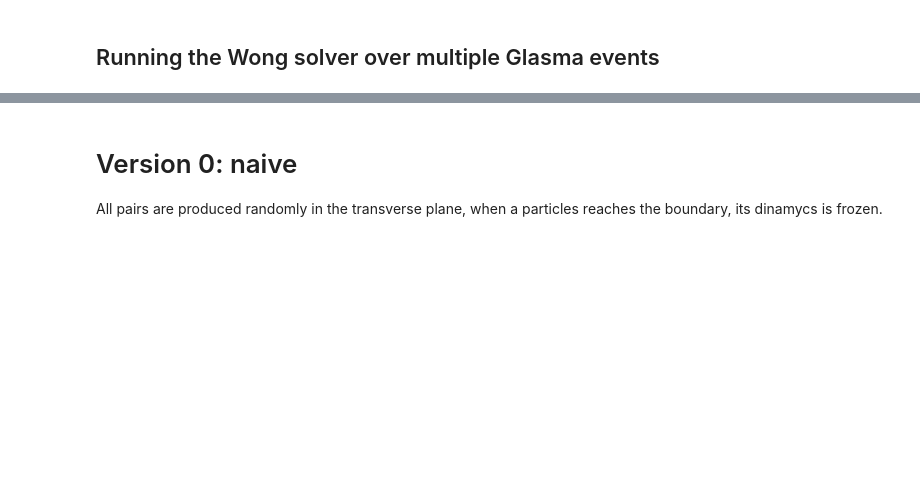
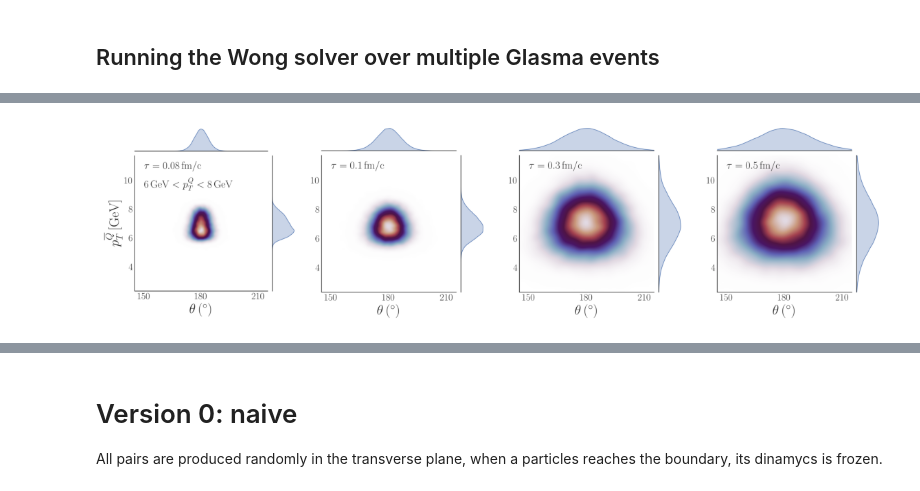
Before and after one commit to avramescudana/curraun, a Jupyter notebook: notebooks/Angular correlations of QQ pairs in Glasma.ipynb, the cells around one changed output, grey strips where cells are left out. Cells and saved outputs as stored; diff of their text form; code cells hidden in the pictures; blank space fills up the shorter version.

```diff
--- a/notebooks/Angular correlations of QQ pairs in Glasma.ipynb
+++ b/notebooks/Angular correlations of QQ pairs in Glasma.ipynb
@@ -373,0 +417,47 @@ display(fig)
+# %%
+import matplotlib.pyplot as plt
+import matplotlib.image as mpimg
+
+sns.set(font_scale = 1.8)
+sns.set_style("white")
+sns.set_style({"xtick.direction": "in","ytick.direction": "in"})
+
+jps = []
+
+for itau in range(len(taus)):
+    df_tau = df_pTQ_cut[df_pTQ_cut['tau'] == taus[itau]]
+    jp1 = sns.jointplot(data=df_tau, x='angle', y='pTaQ', kind='kde', fill=True, thresh=0, levels=500, cmap=custom_cmap, marginal_kws={'alpha': 0.3})
+    jps.append(jp1)
+    if itau==0:
+        jp1.set_axis_labels(r'$\theta\,(^\circ)$', r'$p_T^{\overline{Q}}\,\mathrm{[GeV]}$', fontsize=28)
+    else:
+        jp1.set_axis_labels(r'$\theta\,(^\circ)$', "", fontsize=28)
+
+    if itau==0:
+        text = r"${}\,\mathrm{{GeV}}<p_T^Q<{}\,\mathrm{{GeV}}$".format(str(pT_low), str(pT_high))
+        jp1.ax_joint.text(150, 9.5, text)
+    jp1.ax_joint.text(150, 10.8, r"$\tau=%s\,\mathrm{fm/c}$"%(taus[itau]))
+
+    jp1.ax_marg_x.set_xlim(145, 215)
+    jp1.ax_marg_x.set_xticks([150, 180, 210])
+    jp1.ax_marg_y.set_ylim(2.3, 11.7)
+    jp1.ax_marg_y.set_yticks([4, 6, 8, 10])
+
+for j, jp in enumerate(jps):
+    jp.savefig('jp_fonll_' + str(j) + '.png', dpi=600)
+    plt.close(jp.fig)
+
+fig, axes = plt.subplots(1, len(taus), figsize=(4*len(taus), 4))
+
+index = 0
+for itau in range(len(taus)):
+    axes[itau].imshow(mpimg.imread('jp_fonll_' + str(index) + '.png'))
+    index += 1
+
+[ax.set_axis_off() for ax in axes.ravel()]
+plt.tight_layout(pad=0)
+
+plt.show()
+fig.savefig('pTaQ_angle_corr_su3_fonll_init_pTQ_cut_tau_dep.png', dpi=600)
+# %% [output]
+[figure, added]
```
Also changed, not shown: parts of 25 cells of this notebook, 4 other files.
